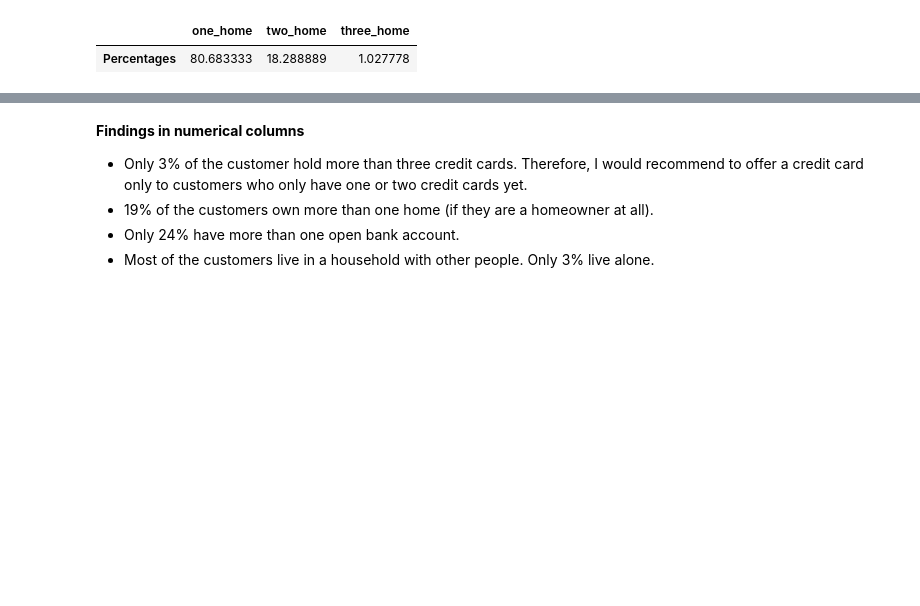
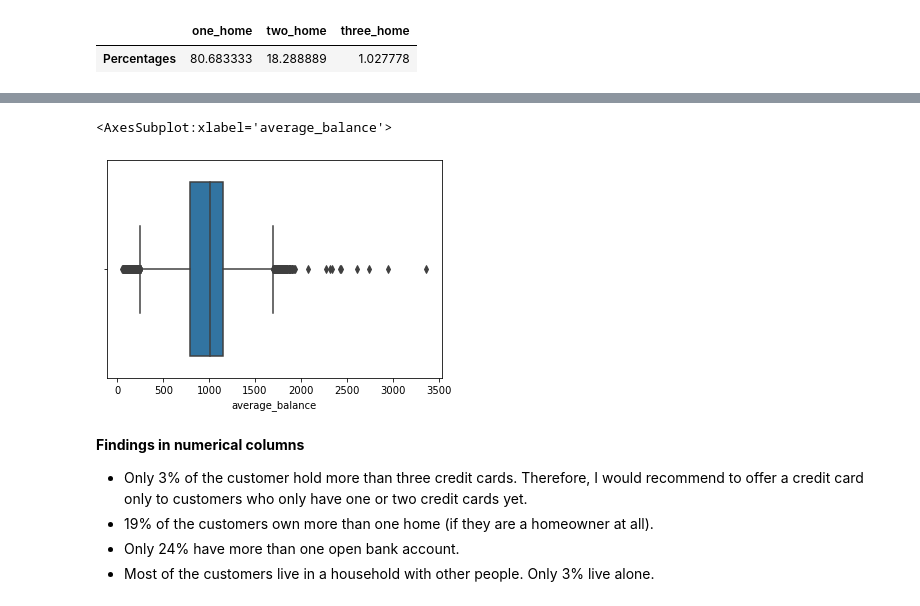
Before and after one commit to JulianTrufero/credit-card-classification, a Jupyter notebook: sol_python _classification.ipynb, the cells around one changed output, grey strips where cells are left out. Saved outputs shown, nothing was run; the diff lists cells and outputs as text; code cells hidden in the pictures; blank space fills up the shorter version.

```diff
--- a/sol_python _classification.ipynb
+++ b/sol_python _classification.ipynb
@@ -192,3 +220,8 @@ hdf
+# %%
+sns.boxplot(credit.average_balance)
+# %% [output]
+<AxesSubplot:xlabel='average_balance'>
+[figure, added]
 # %% [markdown]
 **Findings in numerical columns**
 - Only 3% of the customer hold more than three credit cards. Therefore, I would recommend to offer a credit card only to customers who only have one or two credit cards yet.
```
Also changed, not shown: parts of 9 cells of this notebook.
